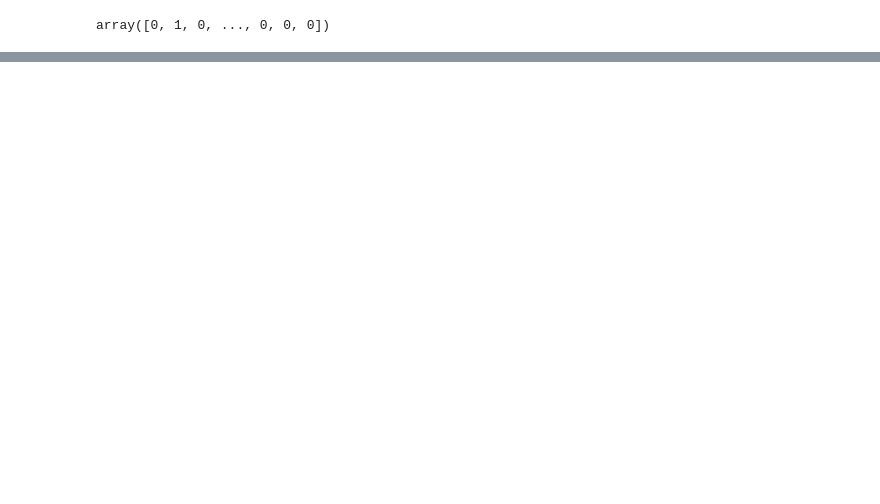
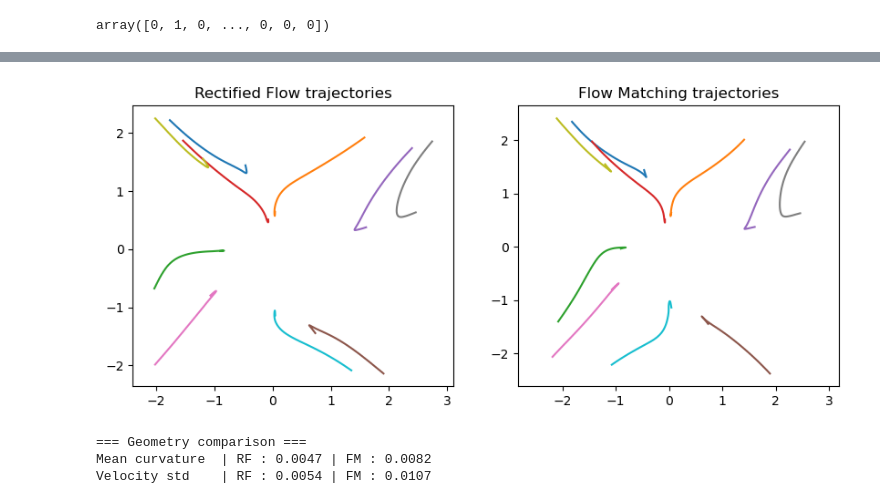
Before and after one commit to AmineYK/Textual-Anomaly-Detection-Framework, a Jupyter notebook: Anomaly Detection Framework/fm_dissect.ipynb, the cells around one changed output, grey strips where cells are left out. Drawn from its saved outputs; the diff is of its cells as text; code cells hidden in the pictures; blank space fills up the shorter version.

```diff
--- a/Anomaly Detection Framework/fm_dissect.ipynb
+++ b/Anomaly Detection Framework/fm_dissect.ipynb
@@ -263,12 +195,12 @@ class FlowMatchingTrainer():
 # %% [markdown]
 ## Data
 # %%
-inlier_topic = 'computer'
+inlier_topic = 'religion'
 dataset_name = '20newsgroups'
 type_tac = 'ruff'
 anomaly_rate = 0.1
 save_dir = "/home/2017025/ayouce01/Textual-Anomaly-Detection-Framework/Anomaly Detection Framework/Data"
-n_run = 5
+n_run = 3
 
 data_train = load_data_inlier(dataset_name, inlier_topic, save_dir, is_infec=False, is_cvdd=True)
 data_test = load_data_test(dataset_name, inlier_topic, n_run, save_dir, is_cvdd=True)
@@ -2075,0 +2207,13 @@ for i in range(n_steps -1):
+# %%
+# Rectification itérative
+for iteration in range(2):
+    x0 = torch.randn(512, 2).to(device)
+
+    traj, v_rectified = generate_rectified_targets(rf_model, x0)
+    loss = rectified_flow_iterative_loss(rf_model, traj, v_rectified)
+
+    rf_opt.zero_grad()
+    loss.backward()
+    rf_opt.step()
+
+    print(f"Rectification iteration {iteration}, loss = {loss.item():.4f}")
@@ -2075,0 +2253,47 @@ for i in range(n_steps -1):
+# %%
+@torch.no_grad()
+def generate_trajectories(model, x0, steps=100):
+    """
+    x0: [B, 2]
+    return: traj [steps+1, B, 2]
+    """
+    B = x0.shape[0]
+    x = x0.clone()
+    dt = 1.0 / steps
+
+    traj = [x.clone()]
+
+    for i in range(steps):
+        t = torch.full((B,), i * dt, device=x.device)
+        v = model(x, t)
+        x = x + v * dt
+        traj.append(x.clone())
+
+    return torch.stack(traj)
+def plot_trajectory_comparison(rf_model, fm_model, n=10, steps=100):
+    device = next(rf_model.parameters()).device
+    x0 = torch.randn(n, 2).to(device)
+
+    rf_traj = generate_trajectories(rf_model, x0, steps).cpu()
+    fm_traj = generate_trajectories(fm_model, x0, steps).cpu()
+
+    plt.figure(figsize=(10, 4))
+
+    plt.subplot(1, 2, 1)
+    for i in range(n):
+        plt.plot(rf_traj[:, i, 0], rf_traj[:, i, 1])
+    plt.title("Rectified Flow trajectories")
+    plt.axis("equal")
+
+    plt.subplot(1, 2, 2)
+    for i in range(n):
+        plt.plot(fm_traj[:, i, 0], fm_traj[:, i, 1])
+    plt.title("Flow Matching trajectories")
+    plt.axis("equal")
+
+    plt.show()
+
+
+plot_trajectory_comparison(rf_model, fm_model)
+# %% [output]
+[figure, added]
@@ -2075,0 +2349,6 @@ for i in range(n_steps -1):
+# %%
+compare_geometry(rf_model, fm_model)
+# %% [output]
+=== Geometry comparison ===
+Mean curvature  | RF : 0.0047 | FM : 0.0082
+Velocity std    | RF : 0.0054 | FM : 0.0107
```
Also changed, not shown: parts of 62 cells of this notebook, 1 other file.
